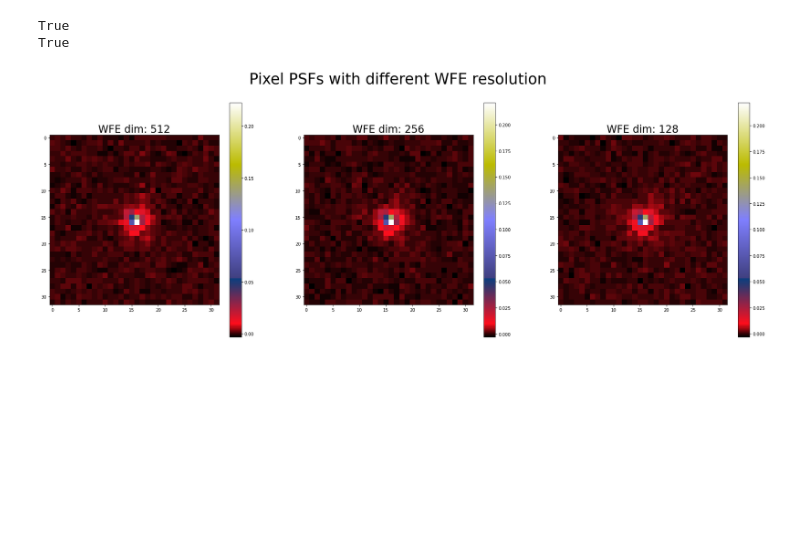
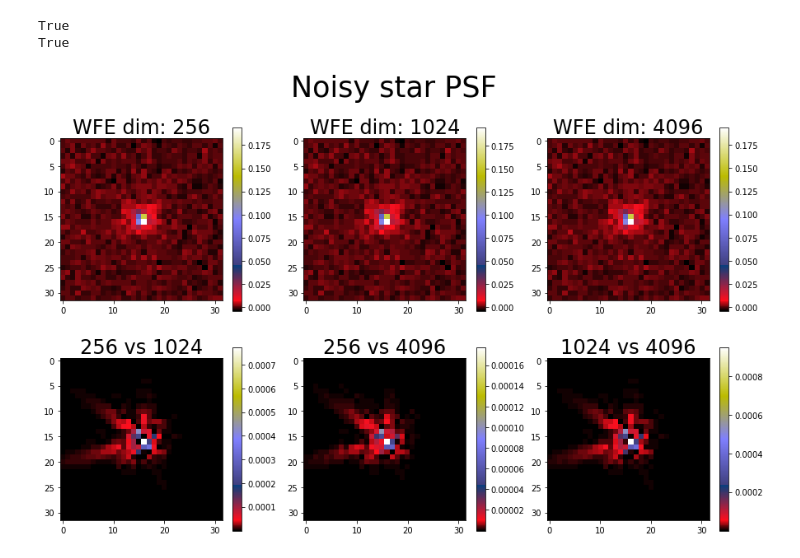
Before and after one commit to tobias-liaudat/wf-SEDs, a Jupyter notebook: WFE_sampling_test/notebooks/generate-multires-dataset.ipynb, the cells around one changed output. Cells and saved outputs as stored; diff of their text form; code cells hidden in the pictures; blank space fills up the shorter version.

Commit message:
example generating one star dataset at wfeRes of 4096

```diff
--- a/WFE_sampling_test/notebooks/generate-multires-dataset.ipynb
+++ b/WFE_sampling_test/notebooks/generate-multires-dataset.ipynb
@@ -18,8 +18,8 @@ dataset_id_str = '%03d'%(dataset_id)
 
 
 # This list must be in order from bigger to smaller
-n_star_list = [20, 10]
-n_test_stars = 4  # 20% of the max test stars
+n_star_list = [1]
+n_test_stars = 1  # 20% of the max test stars
 
 
 # Parameters
@@ -29,6 +29,7 @@ x_lims = [0, 1e3]
 y_lims = [0, 1e3]
 grid_points = [4, 4]
 n_bins = 20
+auto_init = True
 verbose = True
 
 oversampling_rate = 3.
@@ -39,11 +40,8 @@ output_dim = 32
 LP_filter_length = 2
 euclid_obsc = True
 
-# Desired WFE resolutions in decreasing order
-WFE_resolutions = [512, 256, 128]
-
-# Generate data in maximum resolution
-pupil_diameter = WFE_resolutions[0]
+# Desired WFE resolutions in increasing order
+WFE_resolutions = [256, 1024, 4096]
 # %%
 zernikes_multires = []
 sim_PSF_toolkit_multires = []
@@ -236,7 +241,7 @@ for poly_psf_list, zernike_coef_list in zip(poly_psf_multires, zernike_coef_mult
 # %%
 path = output_folder
 
-dataset_128 = np.load(path + 'train_Euclid_res_10_TrainStars_id_001_wfeRes_128.npy', allow_pickle=True)[()]
-dataset_256 = np.load(path + 'train_Euclid_res_10_TrainStars_id_001_wfeRes_256.npy', allow_pickle=True)[()]
-dataset_512 = np.load(path + 'train_Euclid_res_10_TrainStars_id_001_wfeRes_512.npy', allow_pickle=True)[()]
+dataset_256 = np.load(path + 'train_Euclid_res_1_TrainStars_id_001_wfeRes_'+str(WFE_resolutions[1])+'.npy', allow_pickle=True)[()]
+dataset_1024 = np.load(path + 'train_Euclid_res_1_TrainStars_id_001_wfeRes_'+str(WFE_resolutions[0])+'.npy', allow_pickle=True)[()]
+dataset_4096 = np.load(path + 'train_Euclid_res_1_TrainStars_id_001_wfeRes_'+str(WFE_resolutions[2])+'.npy', allow_pickle=True)[()]
 # %%
@@ -252,19 +257,28 @@ print(np.array_equal(dataset_128['C_poly'], dataset_512['C_poly']))
 True
 True
 # %%
-star_to_show = 8
+star_to_show = 0
 
-plt.figure(figsize=(30,10))
-plt.suptitle('Pixel PSFs with different WFE resolution', fontsize=35)
-plt.subplot(131)
-plt.imshow(dataset_512['noisy_stars'][star_to_show,:,:], cmap='gist_stern');plt.colorbar()
-plt.title('WFE dim: 512', fontsize=24)
-plt.subplot(132)
+plt.figure(figsize=(15,9))
+plt.suptitle('Noisy star PSF', fontsize=35)
+plt.subplot(231)
 plt.imshow(dataset_256['noisy_stars'][star_to_show,:,:], cmap='gist_stern');plt.colorbar()
 plt.title('WFE dim: 256', fontsize=24)
-plt.subplot(133)
-plt.imshow(dataset_128['noisy_stars'][star_to_show,:,:], cmap='gist_stern');plt.colorbar()
-plt.title('WFE dim: 128', fontsize=24)
+plt.subplot(232)
+plt.imshow(dataset_1024['noisy_stars'][star_to_show,:,:], cmap='gist_stern');plt.colorbar()
+plt.title('WFE dim: 1024', fontsize=24)
+plt.subplot(233)
+plt.imshow(dataset_4096['noisy_stars'][star_to_show,:,:], cmap='gist_stern');plt.colorbar()
+plt.title('WFE dim: 4096', fontsize=24)
+plt.subplot(234)
+plt.imshow(np.abs(dataset_256['noisy_stars'][star_to_show,:,:] - dataset_1024['noisy_stars'][star_to_show,:,:] ), cmap='gist_stern');plt.colorbar()
+plt.title('256 vs 1024', fontsize=24)
+plt.subplot(235)
+plt.imshow(np.abs(dataset_256['noisy_stars'][star_to_show,:,:] - dataset_4096['noisy_stars'][star_to_show,:,:] ), cmap='gist_stern');plt.colorbar()
+plt.title('256 vs 4096', fontsize=24)
+plt.subplot(236)
+plt.imshow(np.abs( dataset_1024['noisy_stars'][star_to_show,:,:] - dataset_4096['noisy_stars'][star_to_show,:,:] ), cmap='gist_stern');plt.colorbar()
+plt.title('1024 vs 4096', fontsize=24)
 plt.show()
 # %% [output]
-[figure, old version]
+[figure, new version]
```
Also changed, not shown: parts of 8 cells of this notebook.
